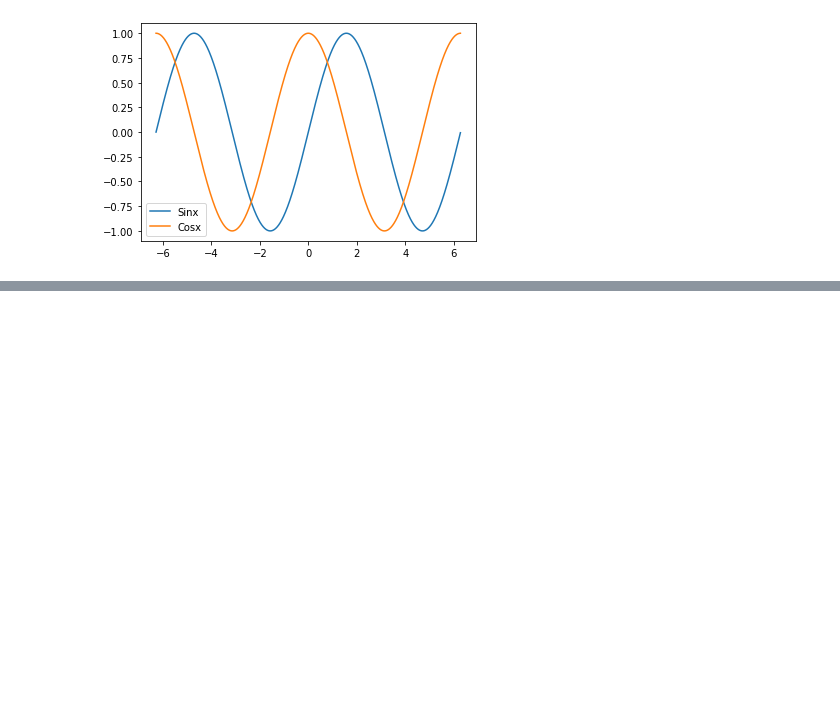
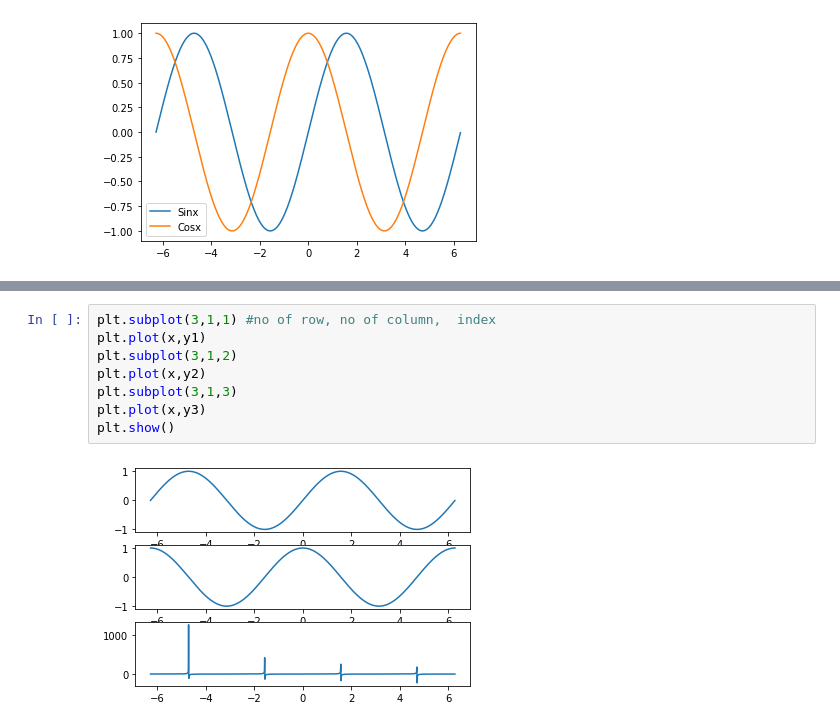
Before and after one commit to dasuntheekshanagit/COMLab, a Jupyter notebook: COMMATPLOT.ipynb, the cells around one changed output, grey strips where cells are left out. Drawn from its saved outputs; the diff is of its cells as text; blank space fills up the shorter version.

```diff
--- a/COMMATPLOT.ipynb
+++ b/COMMATPLOT.ipynb
@@ -66,0 +84,10 @@ plt.show()
+# %%
+plt.subplot(3,1,1) #no of row, no of column,  index
+plt.plot(x,y1)
+plt.subplot(3,1,2)
+plt.plot(x,y2)
+plt.subplot(3,1,3)
+plt.plot(x,y3)
+plt.show()
+# %% [output]
+[figure, added]
```
Also changed, not shown: parts of 2 cells of this notebook.
